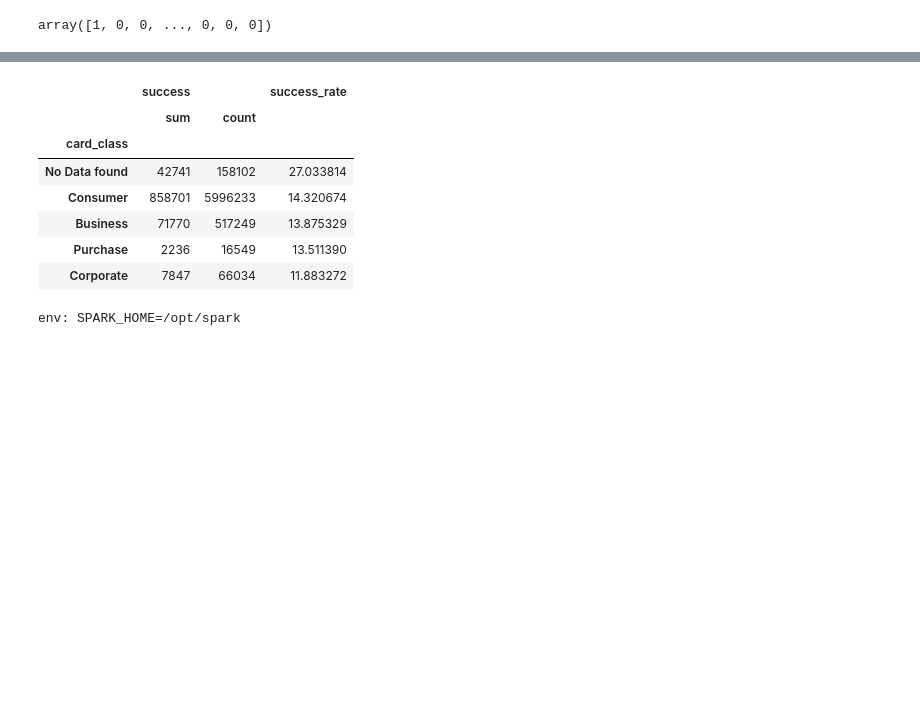
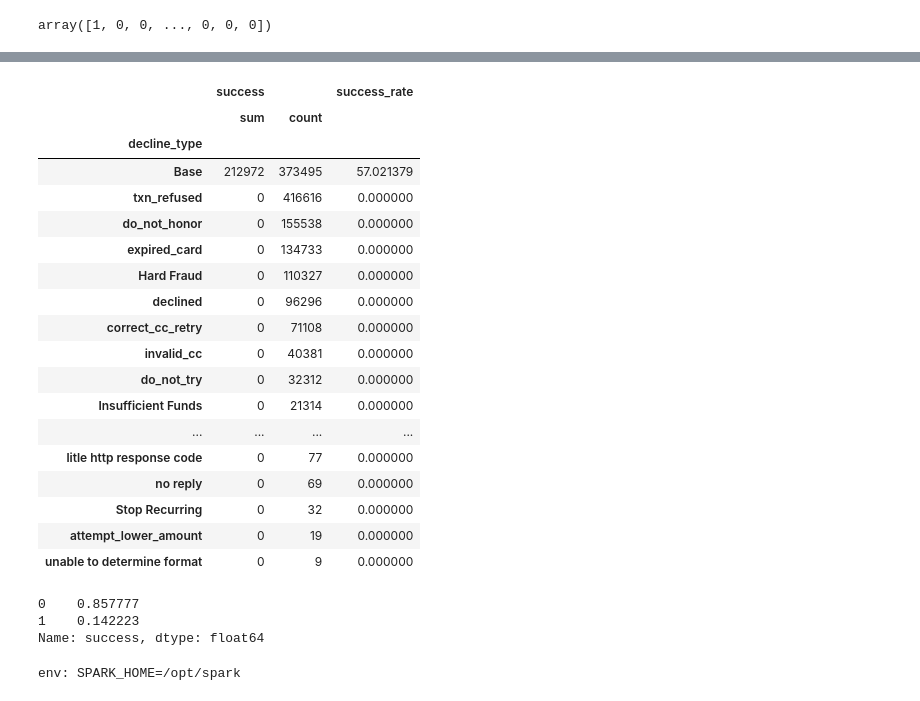
Before and after one commit to songyunlu/ml_training_tool, a Jupyter notebook: train_eco.ipynb, the cells around one changed output, grey strips where cells are left out. Saved outputs shown, nothing was run; the diff lists cells and outputs as text; code cells hidden in the pictures; blank space fills up the shorter version.

```diff
--- a/train_eco.ipynb
+++ b/train_eco.ipynb
@@ -532,3 +774,7 @@ eco.head()
 | 2 | 670.127693 | 53.101640 | 55.919678 | 21.088691 | 16.500000 | 6.99 | 9.778057 | 19.128329 | 2 | 2.0 | ... |
 | 3 | 670.127693 | 53.101640 | 55.919678 | 21.088691 | 16.500000 | 6.99 | 9.778057 | 19.128329 | 3 | 3.0 | ... |
 | 4 | 458.470000 | 96.428067 | 125.702347 | 53.852172 | 51.833908 | 2.99 | 24.747377 | 25.066976 | 4 | 4.0 | ... |
+# %%
+eco_2019 = eco_2019[~(eco_2019['bin'].isna())]
+eco_2019 = eco_2019[ ~((eco_2019['issuer_country'].isna()) & (eco_2019['billing_country'].isna()))]
+eco_2019['success'].value_counts(normalize=True)
@@ -534,0 +855,19 @@ eco.head()
+# %%
+eco_2019['cc_expiration_date'] = eco_2019['cc_expiration_date'].apply(str)
+# %%
+class EcoBinUtil:
+    def __init__(self, df_eco_bin):
+        self.eco_bin = df_eco_bin
+
+    def eco_bin_value(self, row, field, prefix):
+        try:
+            bin_row = self.eco_bin[self.eco_bin['bin'] == row['bin']]
+            value = bin_row[prefix + row[field]].iloc[0]
+            if np.isnan(value):
+                return -1
+            return value
+        except Exception as ex:
+            print(ex)
+            return -1
+
+eco_2019['date_inc_bin'] = eco_2019.apply(EcoBinUtil(eco_bin_profile).eco_bin_value, axis=1, args=("date_increment","date_inc_"))
@@ -880,0 +1830,2 @@ array([1, 0, 0, ..., 0, 0, 0])
+# %%
+eco_2019['years_over'] = eco_2019['added_expiry_years'].astype(int) - eco_2019['expired_years_diff']
@@ -881,16 +2036,27 @@ array([1, 0, 0, ..., 0, 0, 0])
 # %%
-gp = eco.groupby(['card_class'])
+gp = eco_2019.groupby(['decline_type'])
 df_gp = gp.agg({'success':['sum', 'count']})
 df_gp['success_rate'] = df_gp[('success', 'sum')] / df_gp[('success', 'count')] * 100
 
 df_gp = df_gp.sort_values(by=['success_rate',('success', 'count')], ascending=False)
 df_gp[df_gp[('success', 'count')] > 0]
 # %% [output]
 |  | success |  | success_rate |
 |  | sum | count |  |
-| card_class |  |  |  |
-| No Data found | 42741 | 158102 | 27.033814 |
-| Consumer | 858701 | 5996233 | 14.320674 |
-| Business | 71770 | 517249 | 13.875329 |
-| Purchase | 2236 | 16549 | 13.511390 |
-| Corporate | 7847 | 66034 | 11.883272 |
+| decline_type |  |  |  |
+| Base | 212972 | 373495 | 57.021379 |
+| txn_refused | 0 | 416616 | 0.000000 |
+| do_not_honor | 0 | 155538 | 0.000000 |
+| expired_card | 0 | 134733 | 0.000000 |
+| Hard Fraud | 0 | 110327 | 0.000000 |
+| declined | 0 | 96296 | 0.000000 |
+| correct_cc_retry | 0 | 71108 | 0.000000 |
+| invalid_cc | 0 | 40381 | 0.000000 |
+| do_not_try | 0 | 32312 | 0.000000 |
+| Insufficient Funds | 0 | 21314 | 0.000000 |
+| ... | ... | ... | ... |
+| litle http response code | 0 | 77 | 0.000000 |
+| no reply | 0 | 69 | 0.000000 |
+| Stop Recurring | 0 | 32 | 0.000000 |
+| attempt_lower_amount | 0 | 19 | 0.000000 |
+| unable to determine format | 0 | 9 | 0.000000 |
@@ -897,3 +2067,9 @@ df_gp[df_gp[('success', 'count')] > 0]
+# %%
+eco_2019['success'].value_counts(normalize=True)
+# %% [output]
+0    0.857777
+1    0.142223
+Name: success, dtype: float64
 # %%
 %set_env SPARK_HOME=/opt/spark
 from src.web.preprocessing import PreProcessing
```
Also changed, not shown: parts of 144 cells of this notebook, 4 other files.
